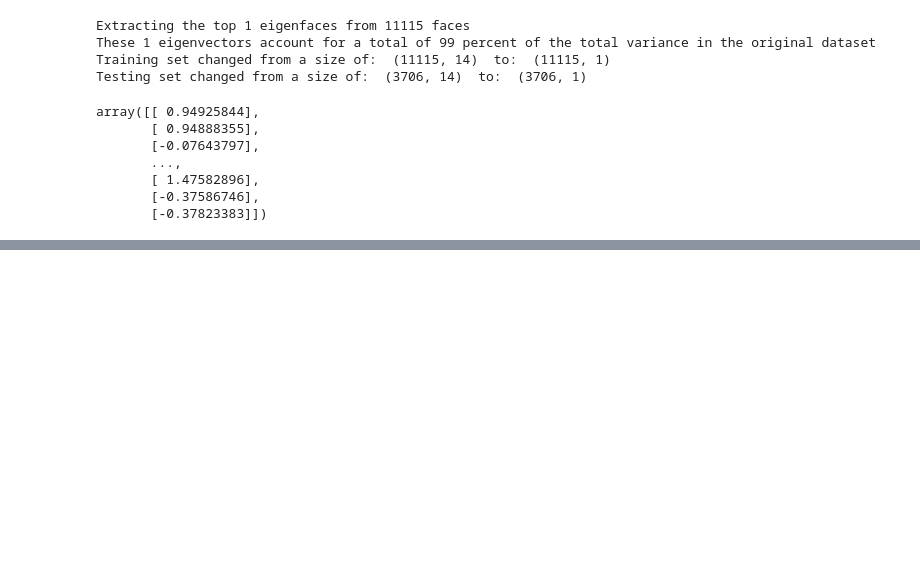
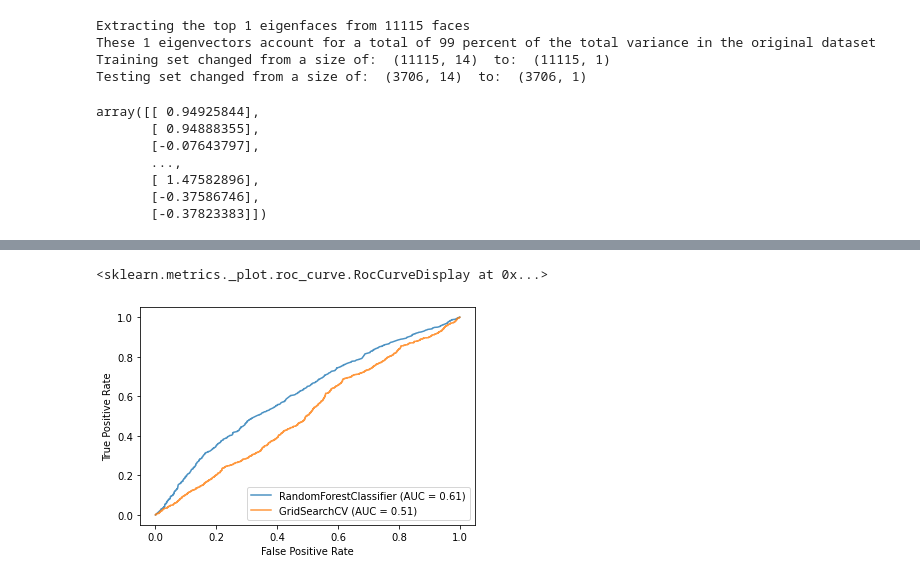
Before and after one commit to nikitparakh/CMSE_202_Final_Project, a Jupyter notebook: FinalProject.ipynb, the cells around one changed output, grey strips where cells are left out. Cells and saved outputs as stored; diff of their text form; code cells hidden in the pictures; blank space fills up the shorter version.

```diff
--- a/FinalProject.ipynb
+++ b/FinalProject.ipynb
@@ -269,0 +315,7 @@ weighted avg       0.59      0.58      0.59      3706
+# %%
+ax = plt.gca()
+rfc_disp = plot_roc_curve(rfc, pca_test_vectors, test_labels, ax=ax, alpha=0.8)
+svc_disp.plot(ax=ax, alpha=0.8)
+# %% [output]
+<sklearn.metrics._plot.roc_curve.RocCurveDisplay at 0x...>
+[figure, added]
```
Also changed, not shown: parts of 5 cells of this notebook.
